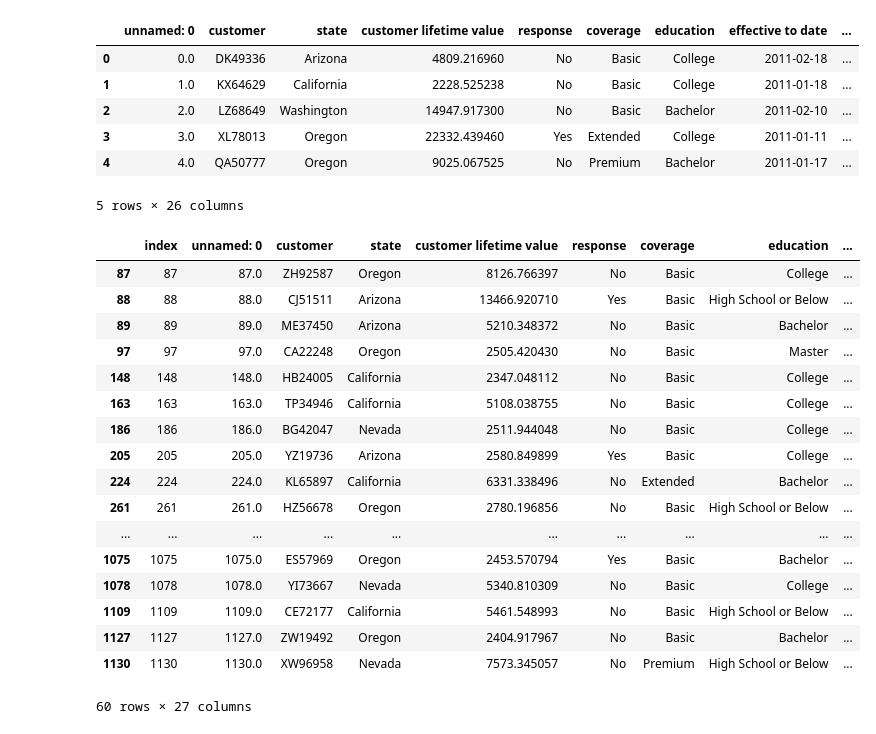
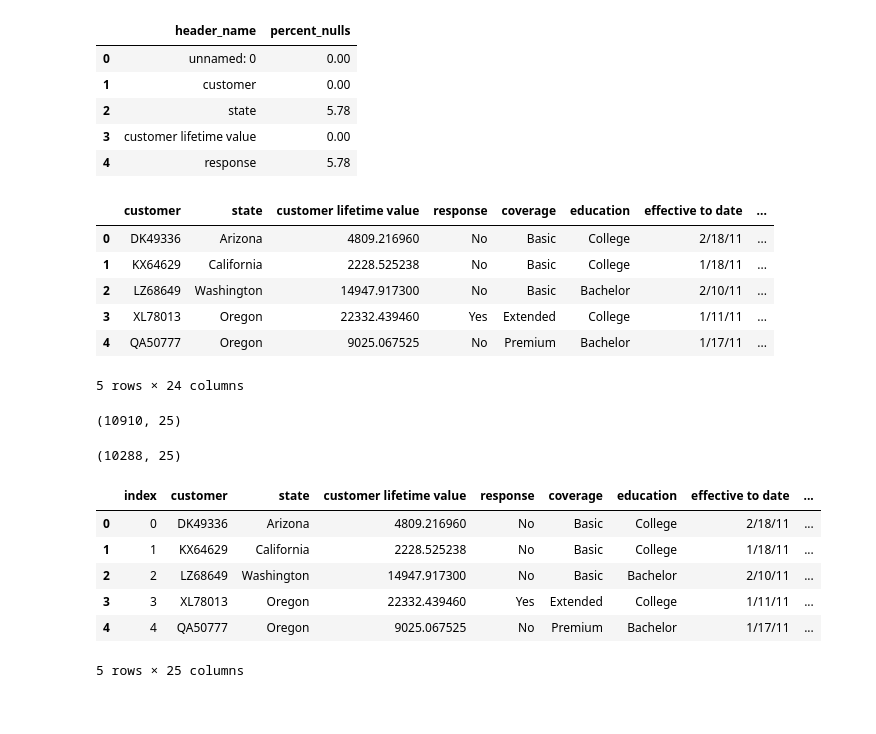
Before and after one commit to tanyaz80/lab-customer-analysis-round-2, a Jupyter notebook: solution.ipynb, the cells around one changed output. Drawn from its saved outputs; the diff is of its cells as text; code cells hidden in the pictures.

```diff
--- a/solution.ipynb
+++ b/solution.ipynb
@@ -2,7 +2,7 @@
 import pandas as pd  # keywords are highlighted in green, other strings in red, etc.
 import numpy as np
 # %%
-file= pd.read_excel('marketing_customer_analysis.xlsx')
+file= pd.read_csv('marketing_customer_analysis.csv')
 display(file.head()) #first 5 lines. note index of row is the same as a number of a row
 display(file.tail())
 file.shape
@@ -115,37 +137,52 @@ display(nulls_data)
+# %%
+
+nulls_data = nulls_data.rename(columns = {'index': 'header_name', 0:'percent_nulls'})
+display(nulls_data.head())
+#print(nulls_df.columns)
+# %% [output]
+|  | header_name | percent_nulls |
+| 0 | unnamed: 0 | 0.00 |
+| 1 | customer | 0.00 |
+| 2 | state | 5.78 |
+| 3 | customer lifetime value | 0.00 |
+| 4 | response | 5.78 |
 # %%
 #as there is a lot of missing data in vehicle type and we have better data in vehicle class and vehicle size
+
 # I decided to remove the whole column verhicle type. After I reset index.
-filedrop = file.drop('vehicle type', axis=1)
-filedrop.shape
-display(filedrop.head())
-filedrop=filedrop.reset_index()
+#Also I am removing the column "unnamed:0"
+filedrop1 = file.drop(['vehicle type','unnamed: 0'], axis=1)
+
+display(filedrop1.head())
+filedrop1=filedrop1.reset_index()
+filedrop1.shape # 10910,25
 # %% [output]
-|  | unnamed: 0 | customer | state | customer lifetime value | response | coverage | education | effective to date | ... |
-| 0 | 0.0 | DK49336 | Arizona | 4809.216960 | No | Basic | College | 2011-02-18 | ... |
-| 1 | 1.0 | KX64629 | California | 2228.525238 | No | Basic | College | 2011-01-18 | ... |
-| 2 | 2.0 | LZ68649 | Washington | 14947.917300 | No | Basic | Bachelor | 2011-02-10 | ... |
-| 3 | 3.0 | XL78013 | Oregon | 22332.439460 | Yes | Extended | College | 2011-01-11 | ... |
-| 4 | 4.0 | QA50777 | Oregon | 9025.067525 | No | Premium | Bachelor | 2011-01-17 | ... |
+|  | customer | state | customer lifetime value | response | coverage | education | effective to date | ... |
+| 0 | DK49336 | Arizona | 4809.216960 | No | Basic | College | 2/18/11 | ... |
+| 1 | KX64629 | California | 2228.525238 | No | Basic | College | 1/18/11 | ... |
+| 2 | LZ68649 | Washington | 14947.917300 | No | Basic | Bachelor | 2/10/11 | ... |
+| 3 | XL78013 | Oregon | 22332.439460 | Yes | Extended | College | 1/11/11 | ... |
+| 4 | QA50777 | Oregon | 9025.067525 | No | Premium | Bachelor | 1/17/11 | ... |
-5 rows × 26 columns
+5 rows × 24 columns
+(10910, 25)
 # %%
-filedrop[filedrop['vehicle class'].isna()==True].head(60) #we see first 60 rows with NaN in vehicle class
-#By observing this table, we can see that vehicle class and vehicle size miss the information together.
+
+#filedrop2 = filedrop1.dropna() If I drop all na elements, I got half data - shape of new data - (4543, 26).Too bad.
+#As objects are harder to predict, and I could see before that vehicle class missing data at the same time as
+#vehicle size, I am dropping 'vehicle class'.
+#As well I decided to drop the rows with state(it's same rows that responses were missins)
+#filedrop2 = filedrop1[filedrop1['vehicle class'].isna()==False] # Since these nulls are not a lot, we can filter them
+rows_to_drop = filedrop1[filedrop1['vehicle class'].isna()==True].index
+
+filedrop2 = filedrop1.drop(rows_to_drop, axis=0)
+print(filedrop2.shape) #10288,25
+display(filedrop2.head())
 # %% [output]
+(10288, 25)
-|  | index | unnamed: 0 | customer | state | customer lifetime value | response | coverage | education | ... |
-| 87 | 87 | 87.0 | ZH92587 | Oregon | 8126.766397 | No | Basic | College | ... |
-| 88 | 88 | 88.0 | CJ51511 | Arizona | 13466.920710 | Yes | Basic | High School or Below | ... |
-| 89 | 89 | 89.0 | ME37450 | Arizona | 5210.348372 | No | Basic | Bachelor | ... |
-| 97 | 97 | 97.0 | CA22248 | Oregon | 2505.420430 | No | Basic | Master | ... |
-| 148 | 148 | 148.0 | HB24005 | California | 2347.048112 | No | Basic | College | ... |
-| 163 | 163 | 163.0 | TP34946 | California | 5108.038755 | No | Basic | College | ... |
-| 186 | 186 | 186.0 | BG42047 | Nevada | 2511.944048 | No | Basic | College | ... |
-| 205 | 205 | 205.0 | YZ19736 | Arizona | 2580.849899 | Yes | Basic | College | ... |
-| 224 | 224 | 224.0 | KL65897 | California | 6331.338496 | No | Extended | Bachelor | ... |
-| 261 | 261 | 261.0 | HZ56678 | Oregon | 2780.196856 | No | Basic | High School or Below | ... |
-| ... | ... | ... | ... | ... | ... | ... | ... | ... | ... |
-| 1075 | 1075 | 1075.0 | ES57969 | Oregon | 2453.570794 | Yes | Basic | Bachelor | ... |
-| 1078 | 1078 | 1078.0 | YI73667 | Nevada | 5340.810309 | No | Basic | College | ... |
-| 1109 | 1109 | 1109.0 | CE72177 | California | 5461.548993 | No | Basic | High School or Below | ... |
-| 1127 | 1127 | 1127.0 | ZW19492 | Oregon | 2404.917967 | No | Basic | Bachelor | ... |
-| 1130 | 1130 | 1130.0 | XW96958 | Nevada | 7573.345057 | No | Premium | High School or Below | ... |
+|  | index | customer | state | customer lifetime value | response | coverage | education | effective to date | ... |
+| 0 | 0 | DK49336 | Arizona | 4809.216960 | No | Basic | College | 2/18/11 | ... |
+| 1 | 1 | KX64629 | California | 2228.525238 | No | Basic | College | 1/18/11 | ... |
+| 2 | 2 | LZ68649 | Washington | 14947.917300 | No | Basic | Bachelor | 2/10/11 | ... |
+| 3 | 3 | XL78013 | Oregon | 22332.439460 | Yes | Extended | College | 1/11/11 | ... |
+| 4 | 4 | QA50777 | Oregon | 9025.067525 | No | Premium | Bachelor | 1/17/11 | ... |
-60 rows × 27 columns
+5 rows × 25 columns
```
Also changed, not shown: parts of 14 cells of this notebook.
